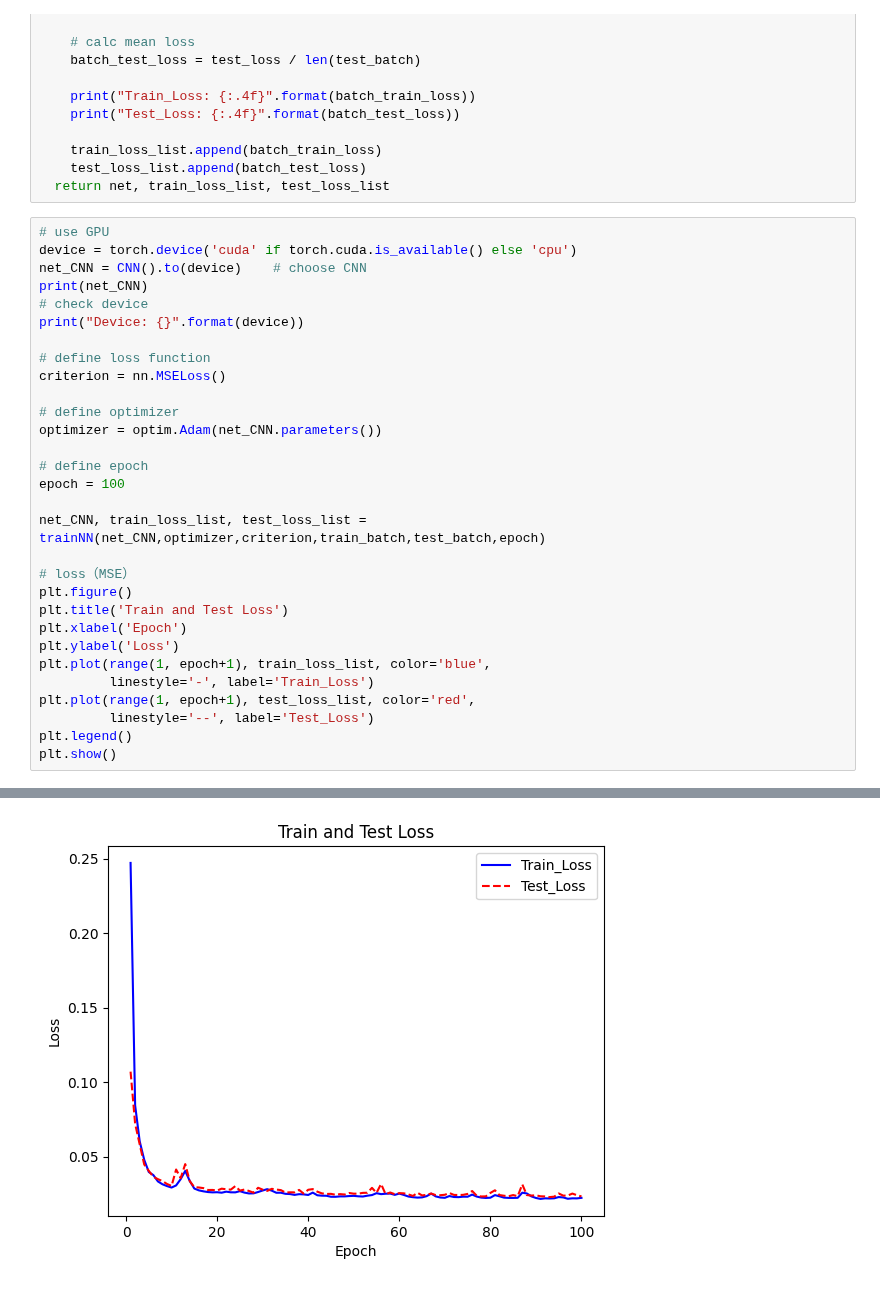
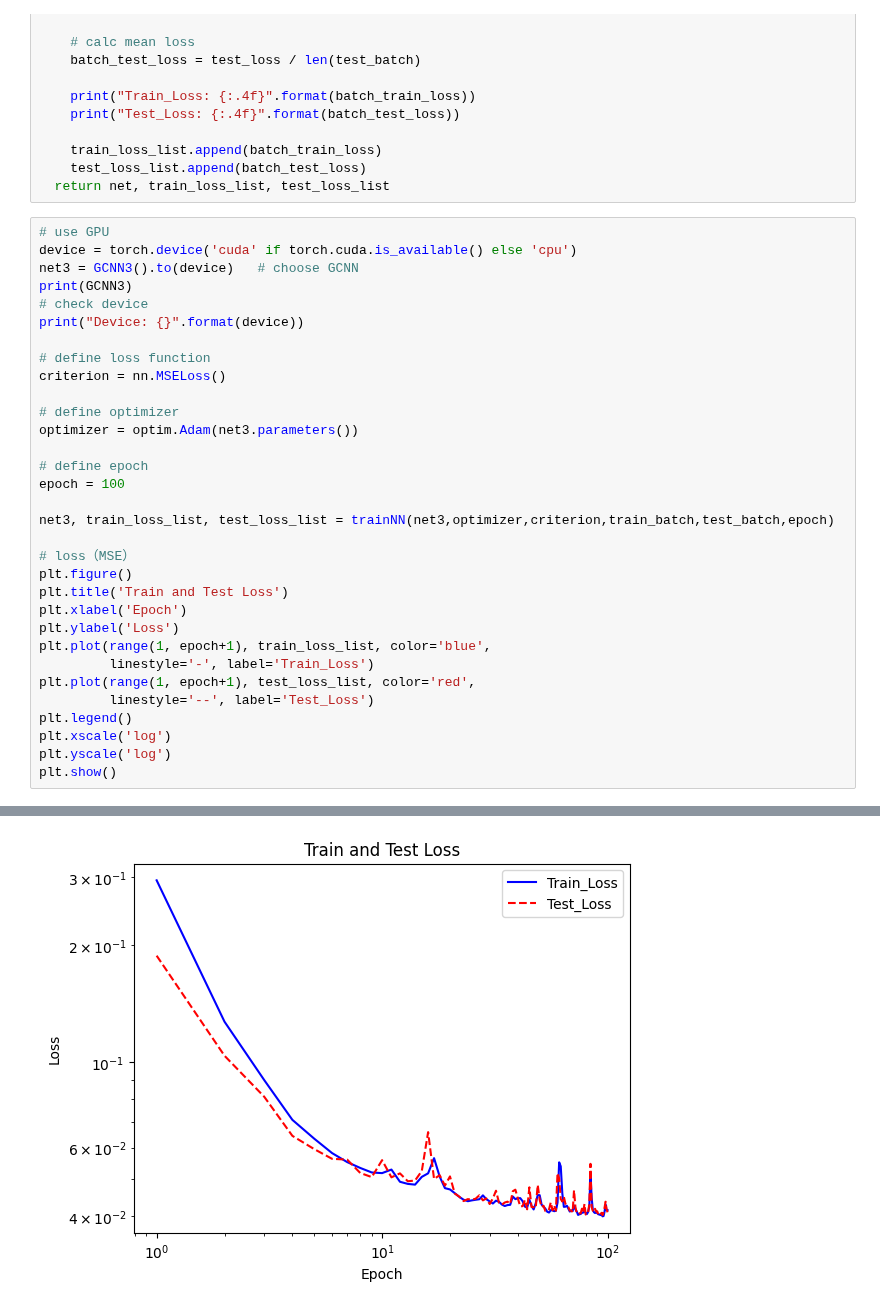
Before and after one commit to htymjun/da-sr, a Jupyter notebook: srgcnn.ipynb, the cells around one changed output, grey strips where cells are left out. Drawn from its saved outputs; the diff is of its cells as text.

Commit message:
ran 3 layers GCNN

```diff
--- a/srgcnn.ipynb
+++ b/srgcnn.ipynb
@@ -272,8 +316,8 @@ def trainNN(net,optimizer,criterion,train_batch,test_batch,epoch):
 # %%
 # use GPU
 device = torch.device('cuda' if torch.cuda.is_available() else 'cpu')
-net_CNN = CNN().to(device)    # choose CNN
-print(net_CNN)
+net3 = GCNN3().to(device)   # choose GCNN
+print(GCNN3)
 # check device
 print("Device: {}".format(device))
 
@@ -281,12 +325,12 @@ print("Device: {}".format(device))
 criterion = nn.MSELoss()
 
 # define optimizer
-optimizer = optim.Adam(net_CNN.parameters())
+optimizer = optim.Adam(net3.parameters())
 
 # define epoch
 epoch = 100
 
-net_CNN, train_loss_list, test_loss_list = trainNN(net_CNN,optimizer,criterion,train_batch,test_batch,epoch)
+net3, train_loss_list, test_loss_list = trainNN(net3,optimizer,criterion,train_batch,test_batch,epoch)
 
 # loss（MSE）
 plt.figure()
@@ -298,5 +342,7 @@ plt.plot(range(1, epoch+1), train_loss_list, color='blue',
 plt.plot(range(1, epoch+1), test_loss_list, color='red',
          linestyle='--', label='Test_Loss')
 plt.legend()
+plt.xscale('log')
+plt.yscale('log')
 plt.show()
 # %% [output]
@@ -320,4 +366,4 @@ Test_Loss: 0.0233
-[figure, old version]
+[figure, new version]
 # %%
 # use GPU
 device = torch.device('cuda' if torch.cuda.is_available() else 'cpu')
```
Also changed, not shown: parts of 11 cells of this notebook.
